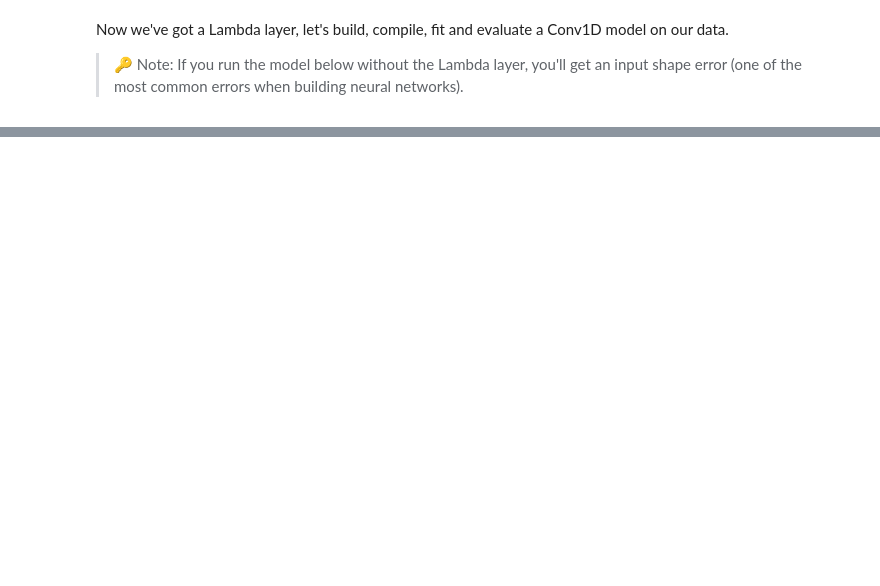
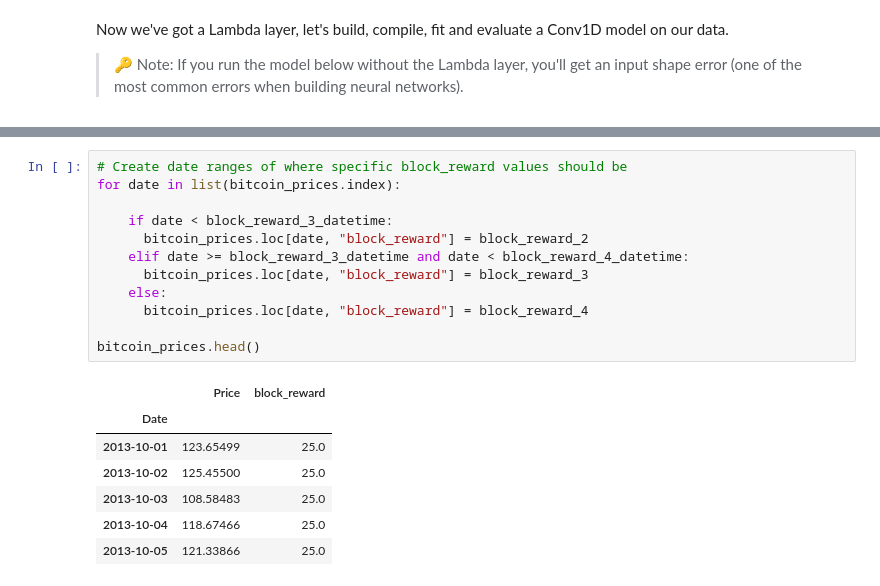
Before and after one commit to Khey17/100-Days-Of-ML-Code, a Jupyter notebook: Learn-TensorFlow/Time_Series_Forecasting_with_TensorFlow.ipynb, the cells around one changed output, grey strips where cells are left out. Drawn from its saved outputs; the diff is of its cells as text; blank space fills up the shorter version.

```diff
--- a/Learn-TensorFlow/Time_Series_Forecasting_with_TensorFlow.ipynb
+++ b/Learn-TensorFlow/Time_Series_Forecasting_with_TensorFlow.ipynb
@@ -1162,0 +1457,20 @@ model_4_results
+# %%
+# Create date ranges of where specific block_reward values should be
+for date in list(bitcoin_prices.index):
+
+    if date < block_reward_3_datetime:
+      bitcoin_prices.loc[date, "block_reward"] = block_reward_2
+    elif date >= block_reward_3_datetime and date < block_reward_4_datetime:
+      bitcoin_prices.loc[date, "block_reward"] = block_reward_3
+    else:
+      bitcoin_prices.loc[date, "block_reward"] = block_reward_4
+
+bitcoin_prices.head()
+# %% [output]
+|  | Price | block_reward |
+| Date |  |  |
+| 2013-10-01 | 123.65499 | 25.0 |
+| 2013-10-02 | 125.45500 | 25.0 |
+| 2013-10-03 | 108.58483 | 25.0 |
+| 2013-10-04 | 118.67466 | 25.0 |
+| 2013-10-05 | 121.33866 | 25.0 |
```
Also changed, not shown: parts of 69 cells of this notebook.
